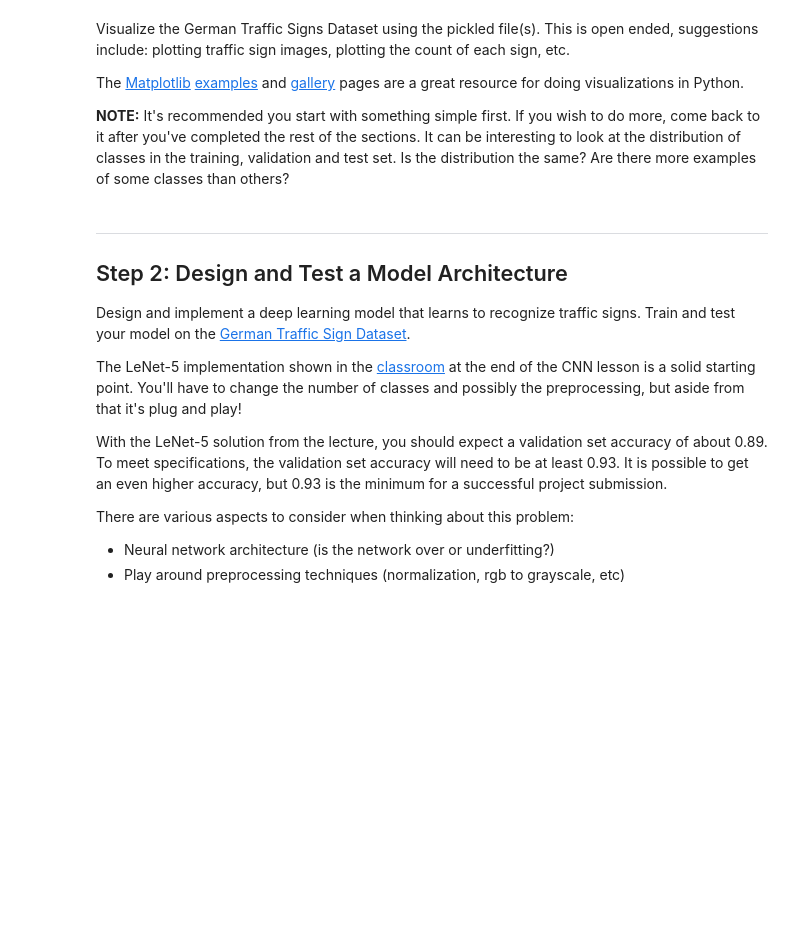
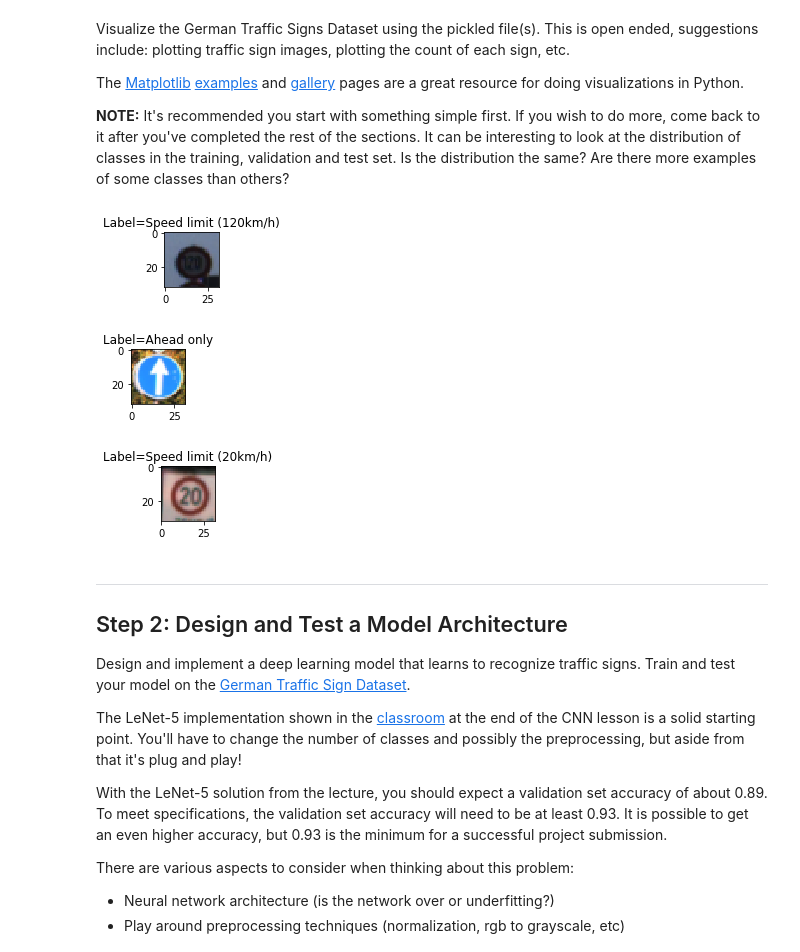
Before and after one commit to UmbrellaSampler/carnd-term1-2_traffic_sign_classifier, a Jupyter notebook: Traffic_Sign_Classifier.ipynb, the cells around one changed output. Saved outputs shown, nothing was run; the diff lists cells and outputs as text; code cells hidden in the pictures; blank space fills up the shorter version.

```diff
--- a/Traffic_Sign_Classifier.ipynb
+++ b/Traffic_Sign_Classifier.ipynb
@@ -96,39 +96,50 @@ The [Matplotlib](http://matplotlib.org/) [examples](http://matplotlib.org/exampl
 # %%
 ### Data exploration visualization code goes here.
 ### Feel free to use as many code cells as needed.
 import matplotlib.pyplot as plt
 import numpy as np
 import random
 # Visualizations will be shown in the notebook.
 %matplotlib inline
 
 x = np.random.normal(size = 1000)
 
 labels = signnames_df['SignName']
 
 
 def pltHist(label_data, title):
     plt.figure(figsize=(15,7.5))
     n, bins, patches = plt.hist(label_data, bins=n_classes, edgecolor='black', align='left')
     plt.xticks(bins, labels.tolist(), rotation='vertical')
     plt.title(title)
     plt.grid(True, axis='y')
     a = plt.ylabel('Count')
 
 #pltHist(y_train, 'Training Set')
 #pltHist(y_test, 'Test Set')
 #pltHist(y_valid, 'Validation Set')
 
 def pltRandImgAndLabel(feature_data, label_data):
     index = random.randint(0, len(feature_data)-1)
-    image = feature_data[index].squeeze()
+    pltImageAndLabel(feature_data[index], label_data[index])
+
+def pltImageAndLabel(feature, label_id):
+    image = feature.squeeze()
     plt.figure(figsize=(1,1))
-    plt.imshow(image)
-    plt.title("Label=" + labels[label_data[index]])
+    if (len(image.shape) == 2):
+        plt.imshow(image, cmap='gray', vmin=0, vmax=255)
+    else:
+        plt.imshow(image)
 
-#pltRandImgAndLabel(X_train, y_train)
-#pltRandImgAndLabel(X_train, y_train)
-#pltRandImgAndLabel(X_train, y_train)
+    plt.title("Label=" + labels[label_id])
+
+pltRandImgAndLabel(X_train, y_train)
+pltRandImgAndLabel(X_train, y_train)
+pltRandImgAndLabel(X_train, y_train)
+# %% [output]
+[figure, added]
+[figure, added]
+[figure, added]
 # %% [markdown]
 ----
 
```
Also changed, not shown: parts of 5 cells of this notebook.
